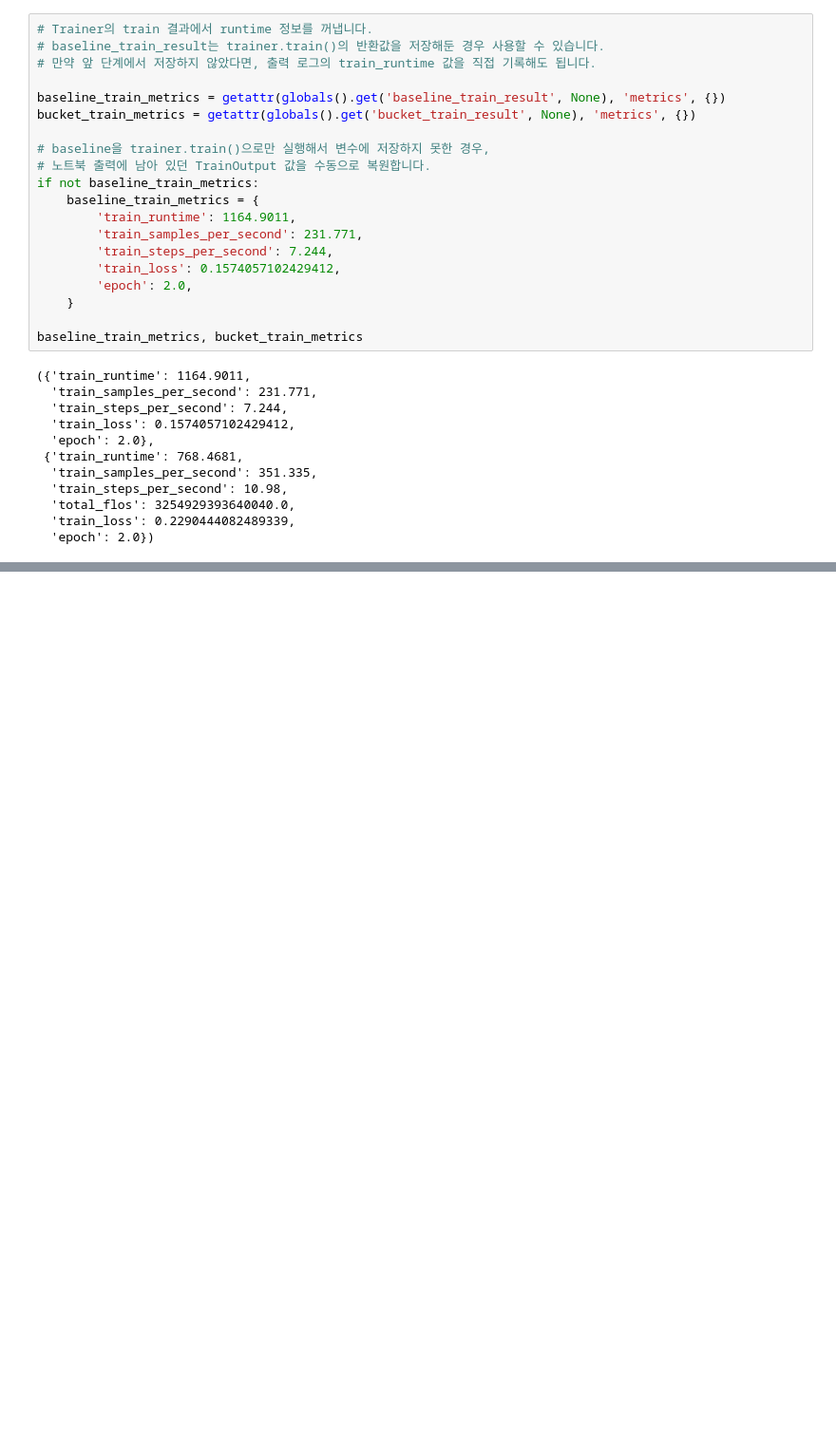
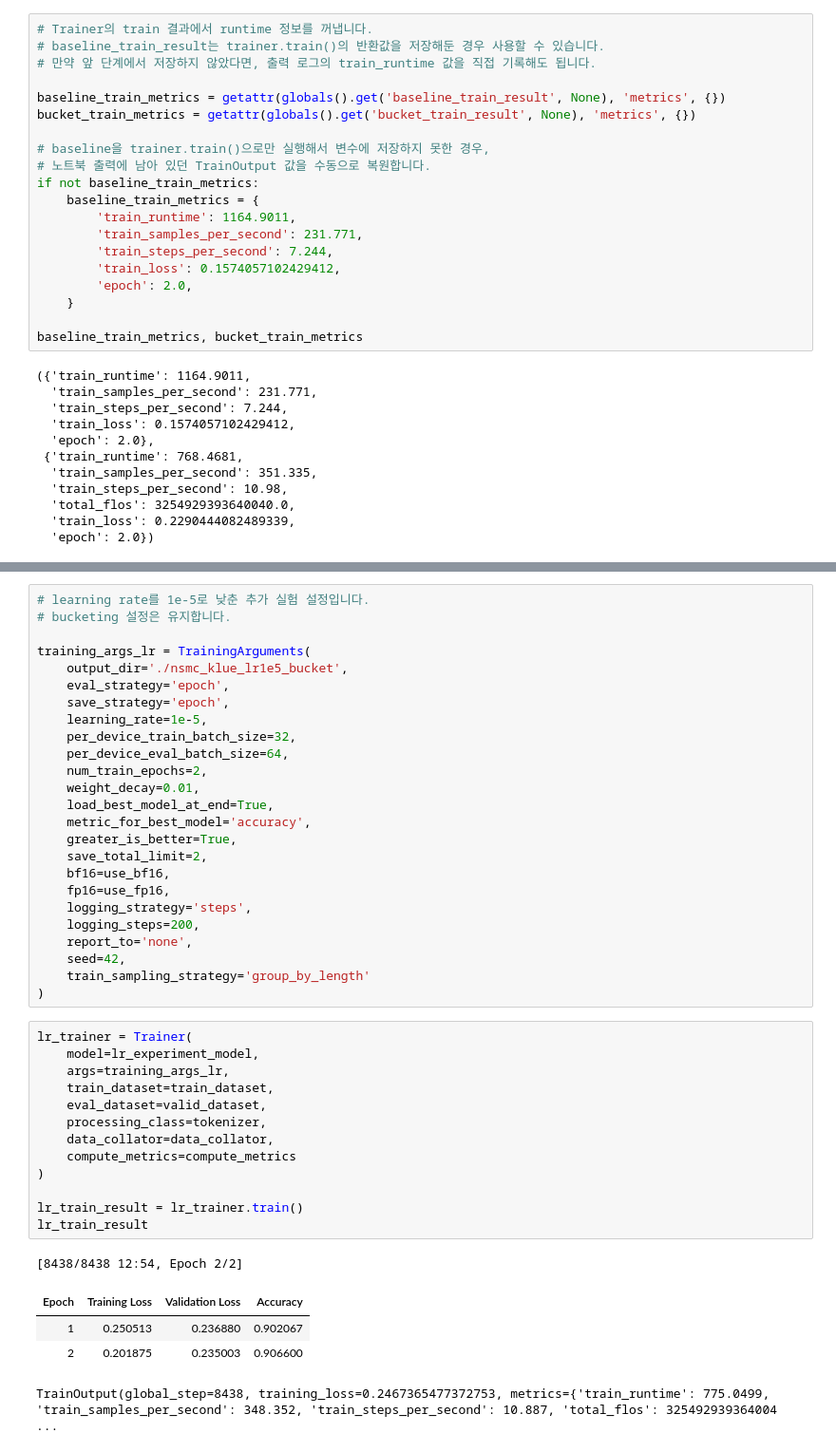
Before and after one commit to Dan-Hwang/AIFFEL_quest_eng, a Jupyter notebook: NLP/NLP05/nsmc_klue_bert_project_step.ipynb, the cells around one changed output, grey strips where cells are left out. Shown at 95% size. Saved outputs shown, nothing was run; the diff lists cells and outputs as text; blank space fills up the shorter version.

```diff
--- a/NLP/NLP05/nsmc_klue_bert_project_step.ipynb
+++ b/NLP/NLP05/nsmc_klue_bert_project_step.ipynb
@@ -805,0 +858,44 @@ print('saved: nsmc_klue_result_comparison.csv')
+# %%
+# learning rate를 1e-5로 낮춘 추가 실험 설정입니다.
+# bucketing 설정은 유지합니다.
+
+training_args_lr = TrainingArguments(
+    output_dir='./nsmc_klue_lr1e5_bucket',
+    eval_strategy='epoch',
+    save_strategy='epoch',
+    learning_rate=1e-5,
+    per_device_train_batch_size=32,
+    per_device_eval_batch_size=64,
+    num_train_epochs=2,
+    weight_decay=0.01,
+    load_best_model_at_end=True,
+    metric_for_best_model='accuracy',
+    greater_is_better=True,
+    save_total_limit=2,
+    bf16=use_bf16,
+    fp16=use_fp16,
+    logging_strategy='steps',
+    logging_steps=200,
+    report_to='none',
+    seed=42,
+    train_sampling_strategy='group_by_length'
+)
+# %%
+lr_trainer = Trainer(
+    model=lr_experiment_model,
+    args=training_args_lr,
+    train_dataset=train_dataset,
+    eval_dataset=valid_dataset,
+    processing_class=tokenizer,
+    data_collator=data_collator,
+    compute_metrics=compute_metrics
+)
+
+lr_train_result = lr_trainer.train()
+lr_train_result
+# %% [output]
+[8438/8438 12:54, Epoch 2/2]
+| Epoch | Training Loss | Validation Loss | Accuracy |
+| 1 | 0.250513 | 0.236880 | 0.902067 |
+| 2 | 0.201875 | 0.235003 | 0.906600 |
+TrainOutput(global_step=8438, training_loss=0.2467365477372753, metrics={'train_runtime': 775.0499, 'train_samples_per_second': 348.352, 'train_steps_per_second': 10.887, 'total_flos': 325492939364004 ...
```
Also changed, not shown: parts of 33 cells of this notebook, 33 other files.
